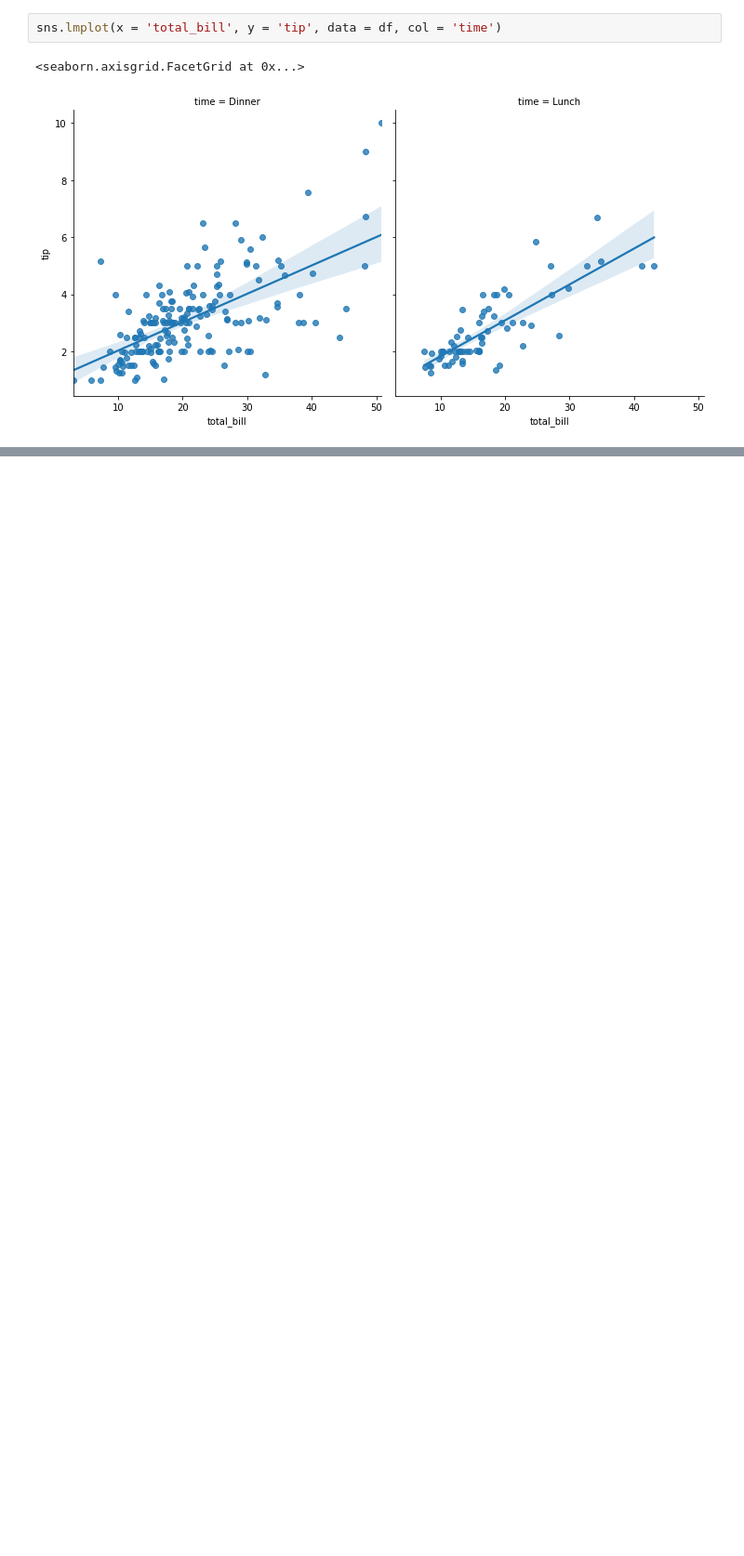
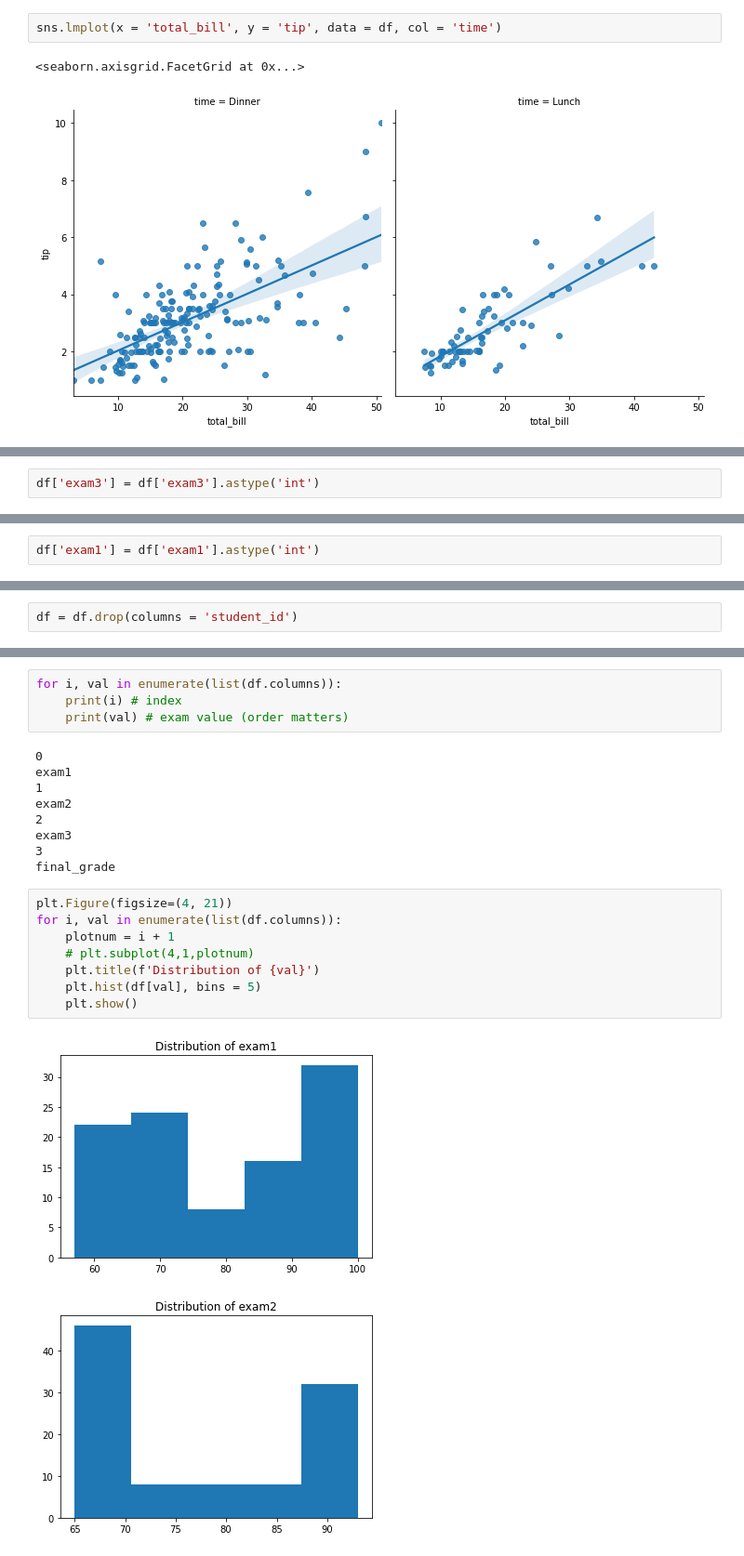
Before and after one commit to ljackson707/regression-exercises, a Jupyter notebook: regression_lecture.ipynb, the cells around one changed output, grey strips where cells are left out. Shown at 93% size. Saved outputs shown, nothing was run; the diff lists cells and outputs as text; blank space fills up the shorter version.

```diff
--- a/regression_lecture.ipynb
+++ b/regression_lecture.ipynb
@@ -213,0 +309,2 @@ sns.lmplot(x = 'total_bill', y = 'tip', data = df, col = 'time')
+# %%
+df['exam3'] = df['exam3'].astype('int')
@@ -213,0 +326,2 @@ sns.lmplot(x = 'total_bill', y = 'tip', data = df, col = 'time')
+# %%
+df['exam1'] = df['exam1'].astype('int')
@@ -213,0 +354,2 @@ sns.lmplot(x = 'total_bill', y = 'tip', data = df, col = 'time')
+# %%
+df = df.drop(columns = 'student_id')
@@ -213,0 +365,24 @@ sns.lmplot(x = 'total_bill', y = 'tip', data = df, col = 'time')
+# %%
+for i, val in enumerate(list(df.columns)):
+    print(i) # index
+    print(val) # exam value (order matters)
+# %% [output]
+0
+exam1
+1
+exam2
+2
+exam3
+3
+final_grade
+# %%
+plt.Figure(figsize=(4, 21))
+for i, val in enumerate(list(df.columns)):
+    plotnum = i + 1
+    # plt.subplot(4,1,plotnum)
+    plt.title(f'Distribution of {val}')
+    plt.hist(df[val], bins = 5)
+    plt.show()
+# %% [output]
+[figure, added]
+[figure, added]
```
Also changed, not shown: parts of 35 cells of this notebook.
